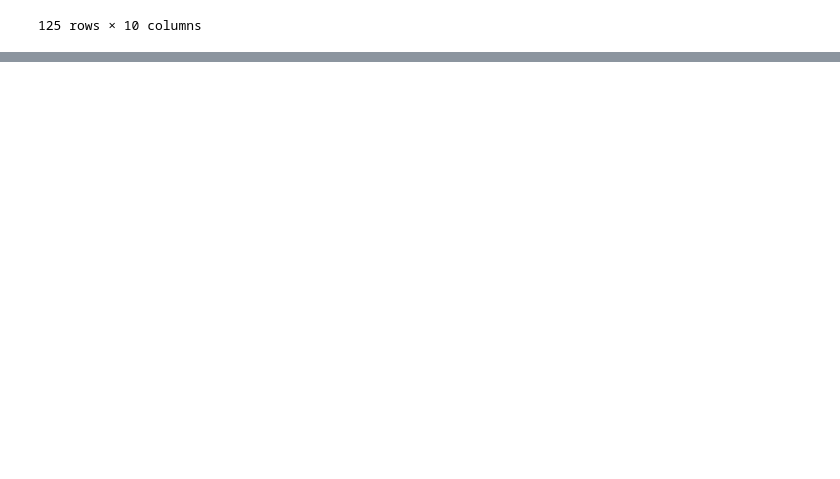
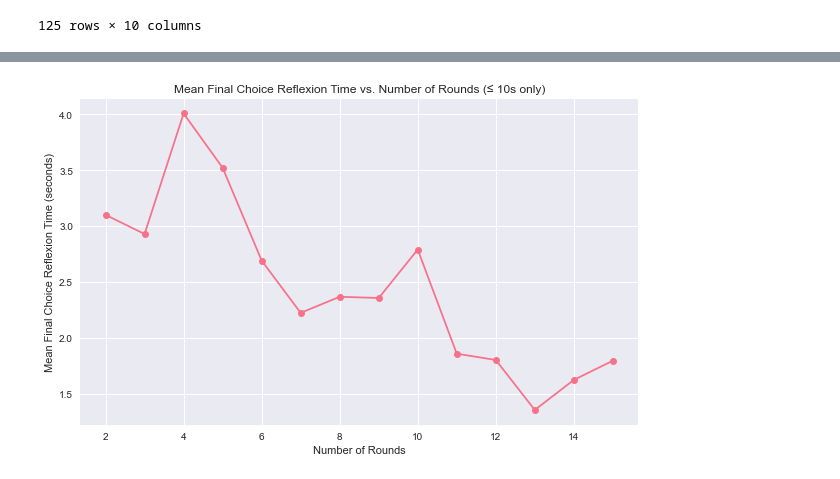
Before and after one commit to gguiomar/cog-schema, a Jupyter notebook: dataset/DataExplorer.ipynb, the cells around one changed output, grey strips where cells are left out. Cells and saved outputs as stored; diff of their text form; code cells hidden in the pictures; blank space fills up the shorter version.

```diff
--- a/dataset/DataExplorer.ipynb
+++ b/dataset/DataExplorer.ipynb
@@ -258,0 +410,51 @@ Standard deviation: 38.19 seconds
+# %%
+import os
+import json
+import pandas as pd
+import matplotlib.pyplot as plt
+
+
+# For each game, compute the last round timestamp from choices_df.
+last_round_times = choices_df.groupby("game_id")["timestamp"].max()
+games_df["last_round_timestamp"] = games_df["game_id"].map(last_round_times)
+
+# Ensure both the completion_time and last_round_timestamp are in datetime format.
+games_df["completion_time"] = pd.to_datetime(games_df["completion_time"], utc=True)
+games_df["last_round_timestamp"] = pd.to_datetime(games_df["last_round_timestamp"], utc=True)
+
+# Compute the final choice reflexion time (in seconds) as the difference between
+# the game's completion_time and the last round timestamp.
+games_df["final_choice_reflexion_time"] = (
+    games_df["completion_time"] - games_df["last_round_timestamp"]
+).dt.total_seconds()
+
+
+
+# First, compute number of rounds per game
+num_rounds = choices_df.groupby("game_id")["round"].nunique()
+games_df["num_rounds"] = games_df["game_id"].map(num_rounds)
+
+# Filter out reflexion times greater than 10 seconds and null values
+filtered_games = games_df[
+    (games_df["final_choice_reflexion_time"].notnull()) &
+    (games_df["final_choice_reflexion_time"] <= 10)
+]
+
+# Group by number of rounds and compute mean reflexion time
+rounds_vs_reflexion = (
+    filtered_games
+    .groupby("num_rounds")["final_choice_reflexion_time"]
+    .mean()
+    .reset_index()
+)
+
+# Plot the result
+plt.figure(figsize=(10, 6))
+plt.plot(rounds_vs_reflexion["num_rounds"], rounds_vs_reflexion["final_choice_reflexion_time"], marker='o')
+plt.xlabel("Number of Rounds")
+plt.ylabel("Mean Final Choice Reflexion Time (seconds)")
+plt.title("Mean Final Choice Reflexion Time vs. Number of Rounds (≤ 10s only)")
+plt.grid(True)
+plt.show()
+# %% [output]
+[figure, added]
```
Also changed, not shown: parts of 8 cells of this notebook.
